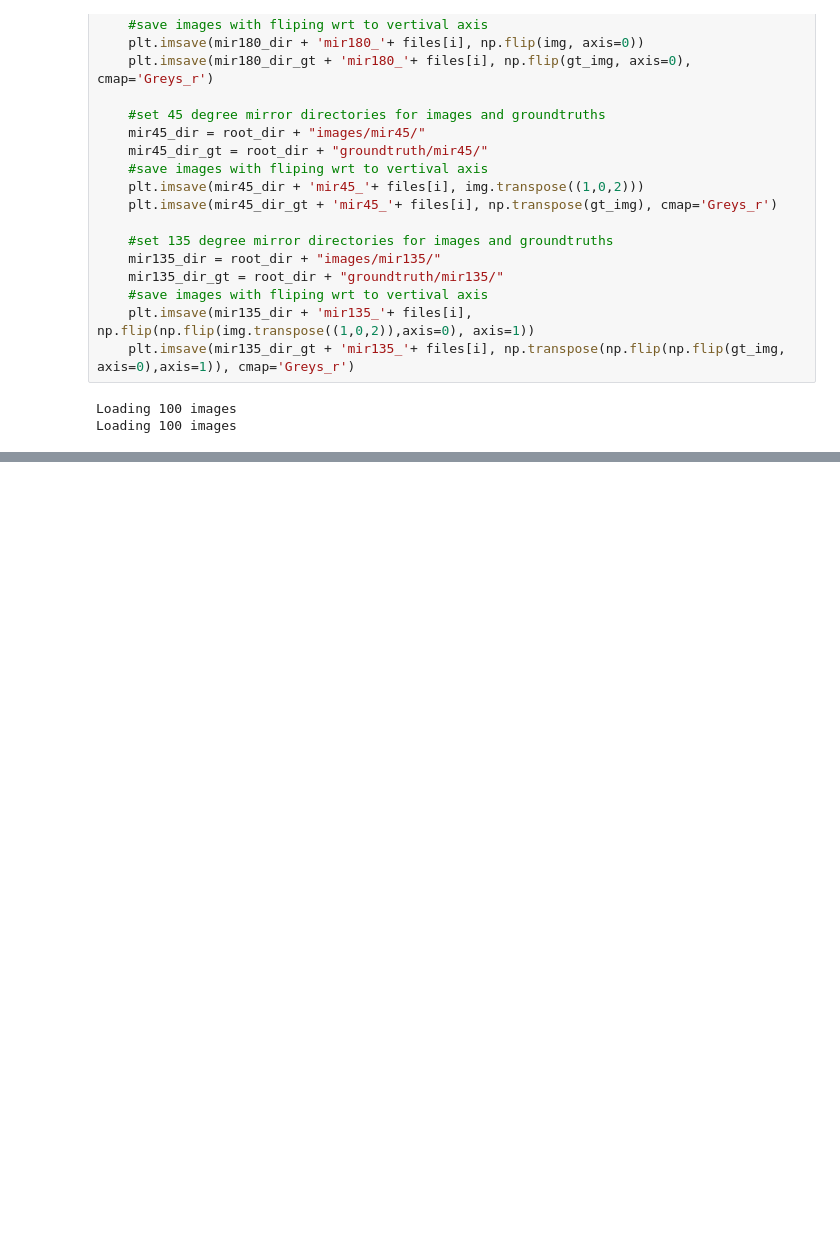
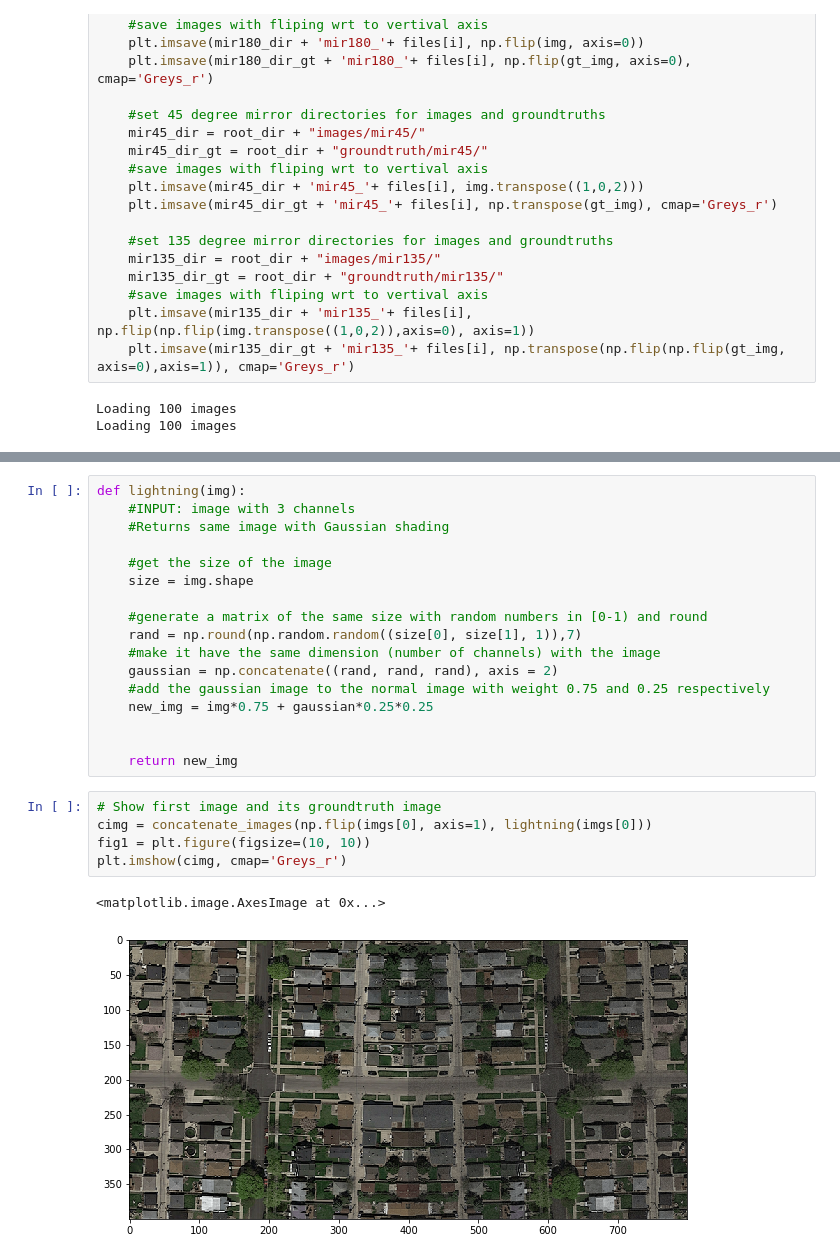
Before and after one commit to zeineb111/EPFL-Machine-Learning-Road-Segmentation, a Jupyter notebook: example_code/Augmentation.ipynb, the cells around one changed output, grey strips where cells are left out. Cells and saved outputs as stored; diff of their text form; blank space fills up the shorter version.

```diff
--- a/example_code/Augmentation.ipynb
+++ b/example_code/Augmentation.ipynb
@@ -127,0 +167,25 @@ Loading 100 images
+# %%
+def lightning(img):
+    #INPUT: image with 3 channels
+    #Returns same image with Gaussian shading
+
+    #get the size of the image
+    size = img.shape
+
+    #generate a matrix of the same size with random numbers in [0-1) and round
+    rand = np.round(np.random.random((size[0], size[1], 1)),7)
+    #make it have the same dimension (number of channels) with the image
+    gaussian = np.concatenate((rand, rand, rand), axis = 2)
+    #add the gaussian image to the normal image with weight 0.75 and 0.25 respectively
+    new_img = img*0.75 + gaussian*0.25*0.25
+
+
+    return new_img
+# %%
+# Show first image and its groundtruth image
+cimg = concatenate_images(np.flip(imgs[0], axis=1), lightning(imgs[0]))
+fig1 = plt.figure(figsize=(10, 10))
+plt.imshow(cimg, cmap='Greys_r')
+# %% [output]
+<matplotlib.image.AxesImage at 0x...>
+[figure, added]
```
Also changed, not shown: parts of 4 cells of this notebook.
